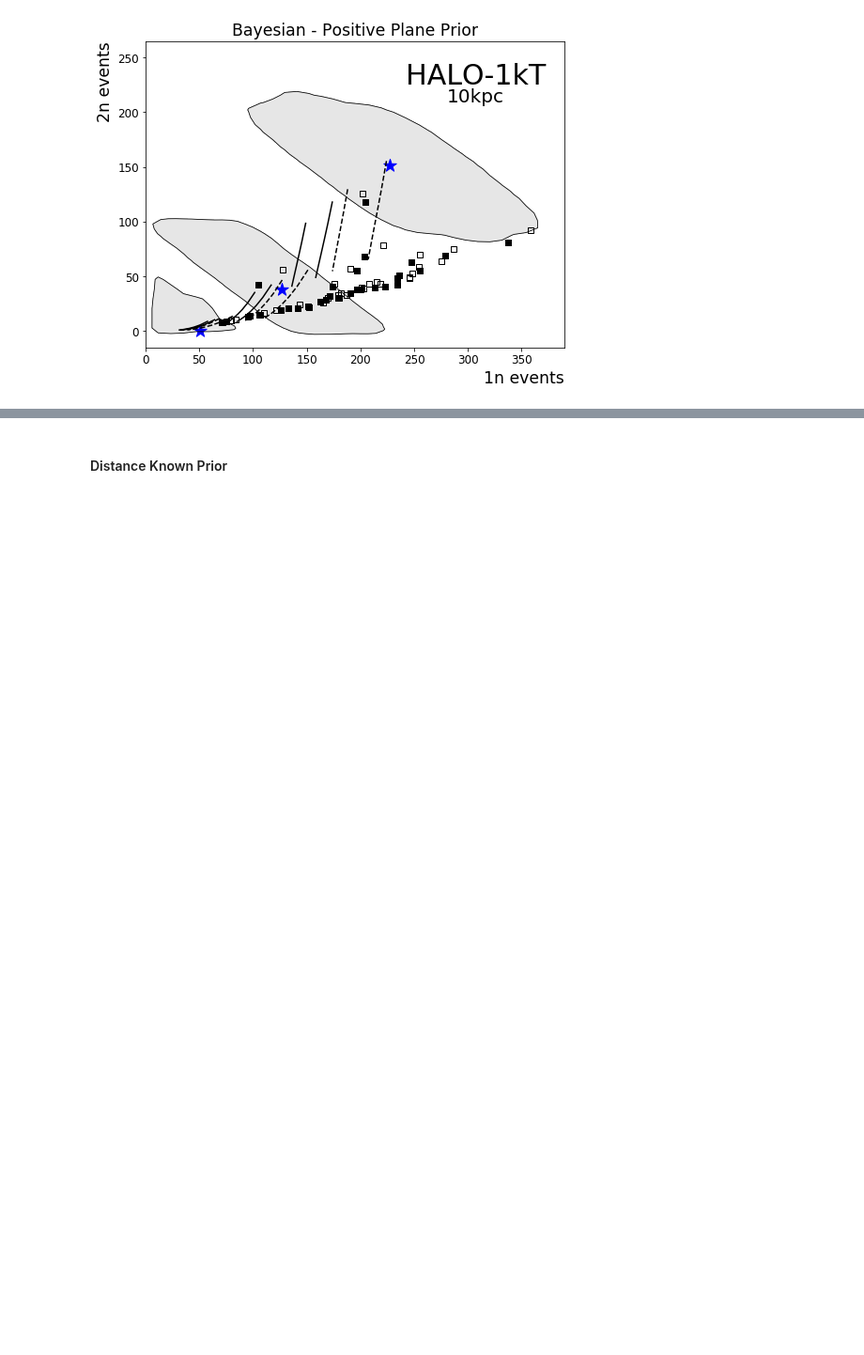
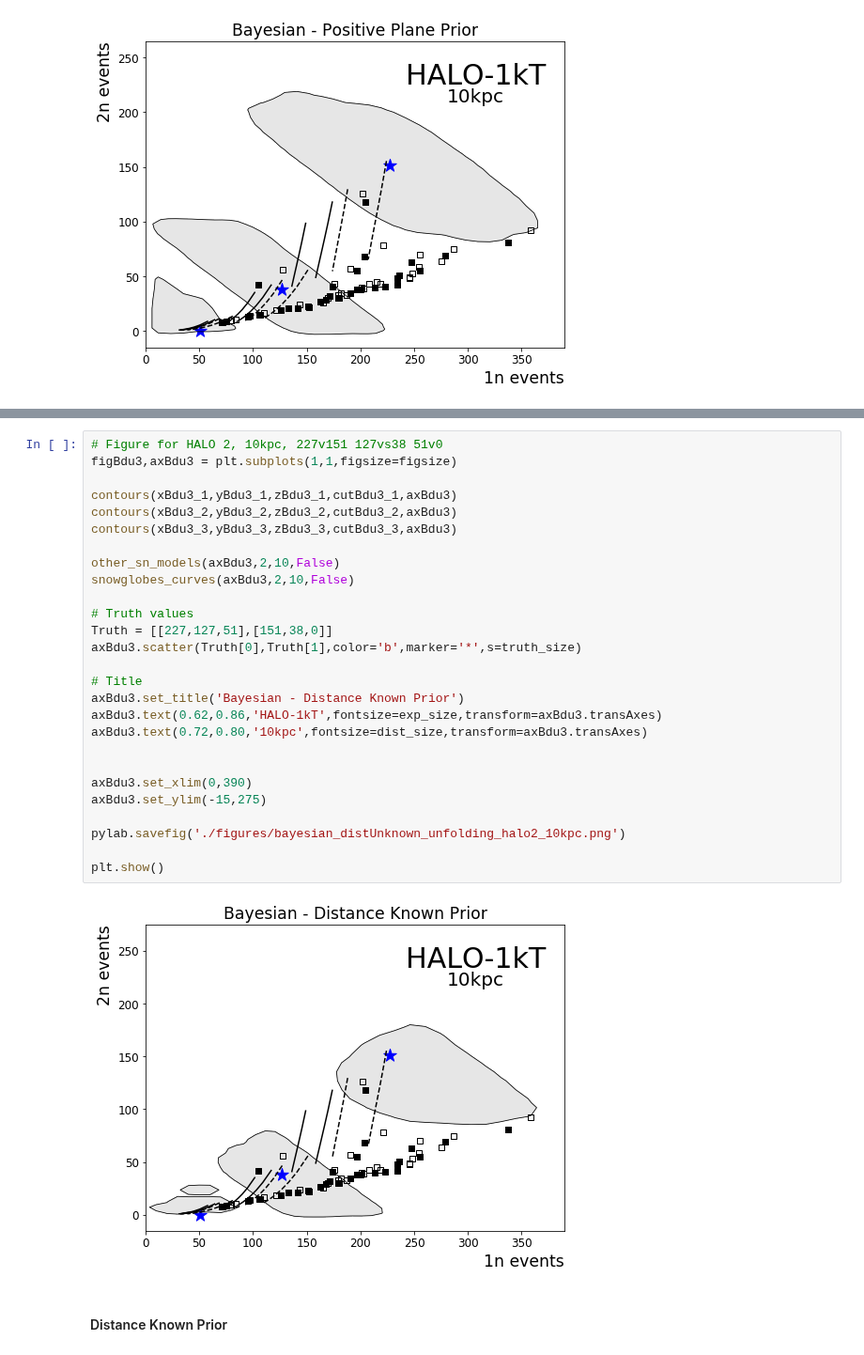
Before and after one commit to jfcrenshaw/halo, a Jupyter notebook: unfolding_plots.ipynb, the cells around one changed output, grey strips where cells are left out. Shown at 94% size. Drawn from its saved outputs; the diff is of its cells as text; blank space fills up the shorter version.

```diff
--- a/unfolding_plots.ipynb
+++ b/unfolding_plots.ipynb
@@ -441,3 +614,32 @@ plt.show()
+# %%
+# Figure for HALO 2, 10kpc, 227v151 127vs38 51v0
+figBdu3,axBdu3 = plt.subplots(1,1,figsize=figsize)
+
+contours(xBdu3_1,yBdu3_1,zBdu3_1,cutBdu3_1,axBdu3)
+contours(xBdu3_2,yBdu3_2,zBdu3_2,cutBdu3_2,axBdu3)
+contours(xBdu3_3,yBdu3_3,zBdu3_3,cutBdu3_3,axBdu3)
+
+other_sn_models(axBdu3,2,10,False)
+snowglobes_curves(axBdu3,2,10,False)
+
+# Truth values
+Truth = [[227,127,51],[151,38,0]]
+axBdu3.scatter(Truth[0],Truth[1],color='b',marker='*',s=truth_size)
+
+# Title
+axBdu3.set_title('Bayesian - Distance Known Prior')
+axBdu3.text(0.62,0.86,'HALO-1kT',fontsize=exp_size,transform=axBdu3.transAxes)
+axBdu3.text(0.72,0.80,'10kpc',fontsize=dist_size,transform=axBdu3.transAxes)
+
+
+axBdu3.set_xlim(0,390)
+axBdu3.set_ylim(-15,275)
+
+pylab.savefig('./figures/bayesian_distUnknown_unfolding_halo2_10kpc.png')
+
+plt.show()
+# %% [output]
+[figure, added]
 # %% [markdown]
 #### Distance Known Prior
 # %% [markdown]
```
Also changed, not shown: parts of 20 cells of this notebook, 3 other files.
